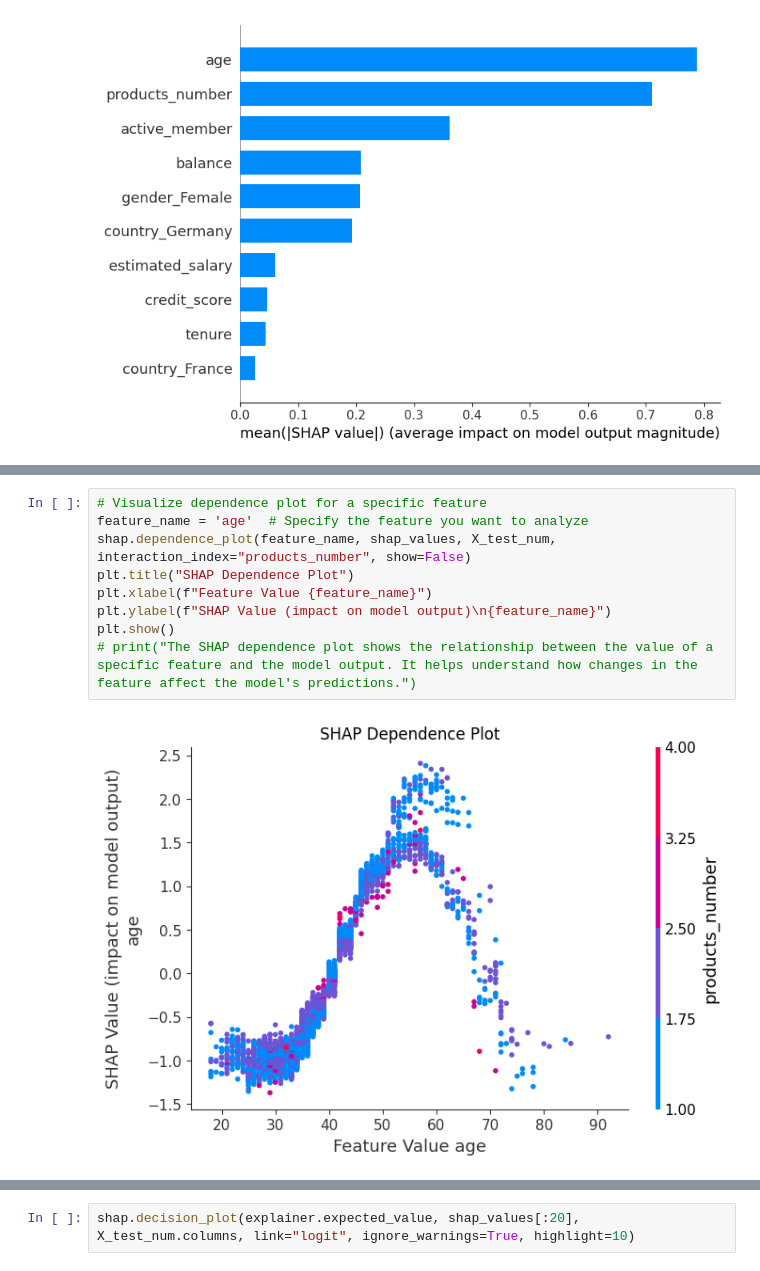
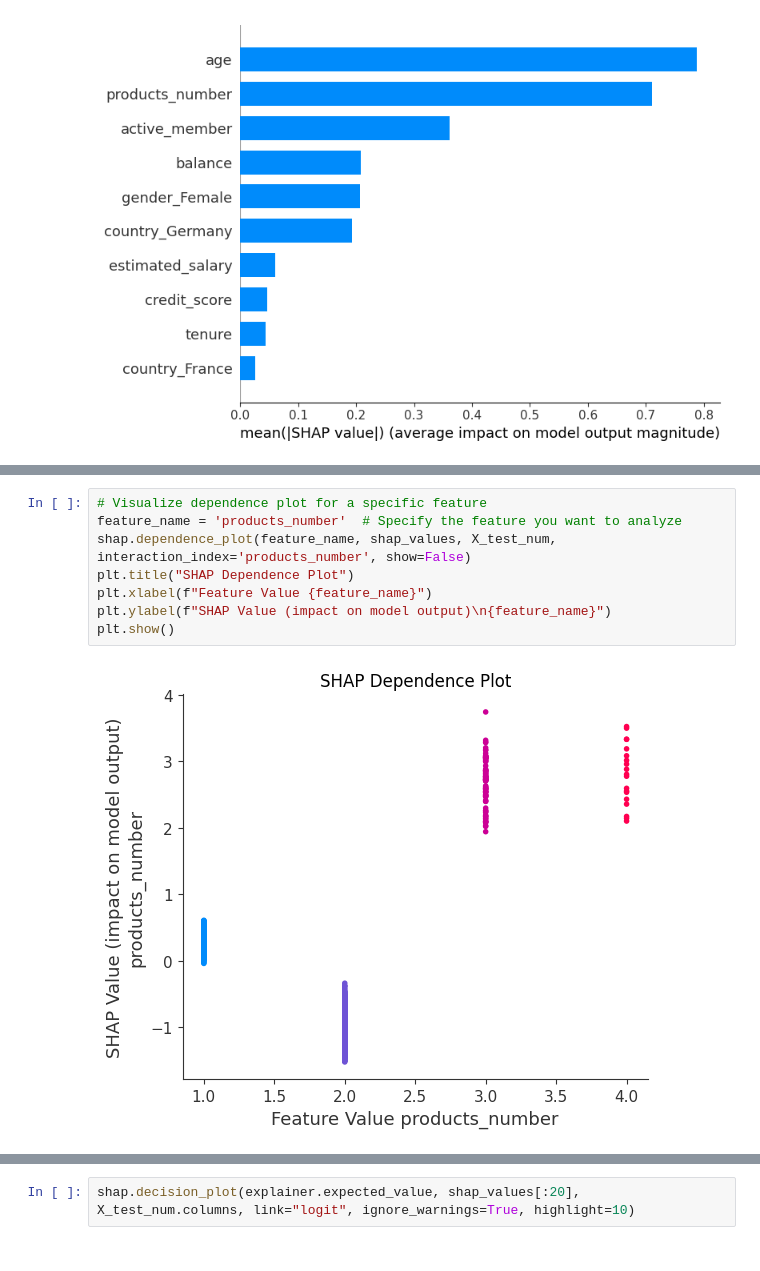
Before and after one commit to MarBry111/wit_2024_xai, a Jupyter notebook: 04_SHAP.ipynb, the cells around one changed output, grey strips where cells are left out. Cells and saved outputs as stored; diff of their text form.

Commit message:
Add dependence plots

```diff
--- a/04_SHAP.ipynb
+++ b/04_SHAP.ipynb
@@ -138,11 +131,10 @@ plt.show()
-# %%
-# Visualize dependence plot for a specific feature
-feature_name = 'age'  # Specify the feature you want to analyze
-shap.dependence_plot(feature_name, shap_values, X_test_num, interaction_index="products_number", show=False)
-plt.title("SHAP Dependence Plot")
-plt.xlabel(f"Feature Value {feature_name}")
-plt.ylabel(f"SHAP Value (impact on model output)\n{feature_name}")
-plt.show()
-# print("The SHAP dependence plot shows the relationship between the value of a specific feature and the model output. It helps understand how changes in the feature affect the model's predictions.")
-# %% [output]
-[figure, removed]
+# %%
+# Visualize dependence plot for a specific feature
+feature_name = 'products_number'  # Specify the feature you want to analyze
+shap.dependence_plot(feature_name, shap_values, X_test_num, interaction_index='products_number', show=False)
+plt.title("SHAP Dependence Plot")
+plt.xlabel(f"Feature Value {feature_name}")
+plt.ylabel(f"SHAP Value (impact on model output)\n{feature_name}")
+plt.show()
+# %% [output]
+[figure, added]
```
Also changed, not shown: parts of 20 cells of this notebook.
